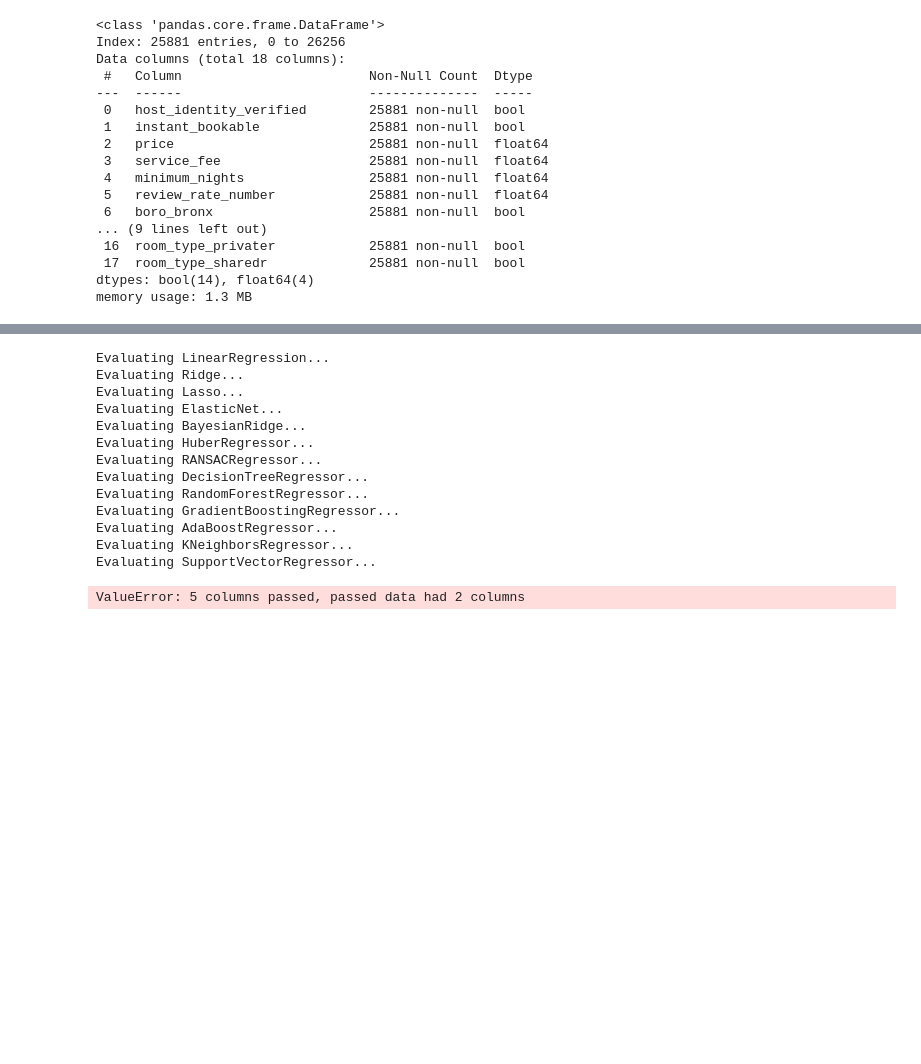
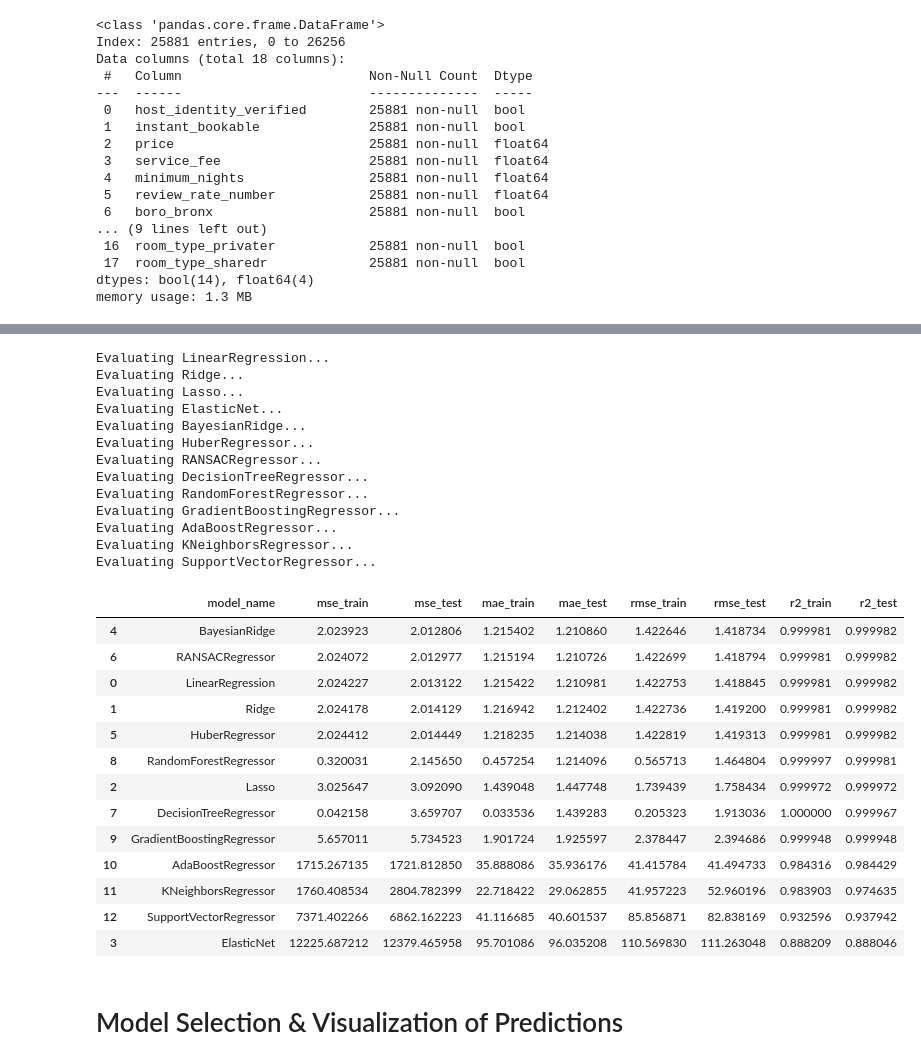
Before and after one commit to musicmaj/project-4-group-15, a Jupyter notebook: Machine Learning/ML_Models_Airbnb.ipynb, the cells around one changed output, grey strips where cells are left out. Drawn from its saved outputs; the diff is of its cells as text; code cells hidden in the pictures; blank space fills up the shorter version.

```diff
--- a/Machine Learning/ML_Models_Airbnb.ipynb
+++ b/Machine Learning/ML_Models_Airbnb.ipynb
@@ -122,58 +129,85 @@ rmse_results = {}
 r2_results = {}
 
 # Loop through each model
 for model_name, model in models.items():
     print(f"Evaluating {model_name}...")
 
     # Fit the model
     model.fit(X_train_scaled, y_train)
+
     # Make predictions
-    y_pred = model.predict(X_test_scaled)
+    y_pred_train = model.predict(X_train_scaled)  # Predictions on training data
+    y_pred_test = model.predict(X_test_scaled)    # Predictions on test data
 
-    # Calculate mean squared error (MSE), Mean Absolute Error (MAE), Root Mean Squared Error (RMSE), and R-squared (R²),
-    mse = mean_squared_error(y_test, y_pred)
-    mae = mean_absolute_error(y_test, y_pred)
-    rmse = np.sqrt(mean_squared_error(y_test, y_pred))
-    r2 = r2_score(y_test, y_pred)
+    # Calculate metrics for training data
+    mse_train = mean_squared_error(y_train, y_pred_train)
+    mae_train = mean_absolute_error(y_train, y_pred_train)
+    rmse_train = np.sqrt(mse_train)
+    r2_train = r2_score(y_train, y_pred_train)
 
-    # Results in Dictionaries
-    mse_results[model_name] = mse
+    # Calculate metrics for test data
+    mse_test = mean_squared_error(y_test, y_pred_test)
+    mae_test = mean_absolute_error(y_test, y_pred_test)
+    rmse_test = np.sqrt(mse_test)
+    r2_test = r2_score(y_test, y_pred_test)
+
+    # Store results in dictionaries
+    mse_results[model_name] = {'train': mse_train, 'test': mse_test}
+    mae_results[model_name] = {'train': mae_train, 'test': mae_test}
+    rmse_results[model_name] = {'train': rmse_train, 'test': rmse_test}
+    r2_results[model_name] = {'train': r2_train, 'test': r2_test}
     trained_models[model_name] = model
-    mae_results[model_name] = mae
-    rmse_results[model_name] = rmse
-    r2_results[model_name] = r2
 
-    # Dictionary of the results
-    results_dict = {}
+# Prepare results for DataFrame
+results_list = []
 
-    # Populate the dictionary with model results
-    for model_name in mse_results.keys():
-        results_dict[model_name] = {
-            'mse': mse_results[model_name],
-            'model_name': trained_models[model_name],
-            'mae': mae_results[model_name],
-            'rmse': rmse_results[model_name],
-            'r2': r2_results[model_name]
-        }
+# Populate the list with model results
+for model_name in mse_results.keys():
+    results_list.append({
+        'model_name': model_name,
+        'mse_train': mse_results[model_name]['train'],
+        'mse_test': mse_results[model_name]['test'],
+        'mae_train': mae_results[model_name]['train'],
+        'mae_test': mae_results[model_name]['test'],
+        'rmse_train': rmse_results[model_name]['train'],
+        'rmse_test': rmse_results[model_name]['test'],
+        'r2_train': r2_results[model_name]['train'],
+        'r2_test': r2_results[model_name]['test'],
+    })
 
-# Display the results
-results_df = pd.DataFrame(results_dict.items(), columns=('model_name', 'mse', 'mae', 'rmse', 'r2')).sort_values(by='mse')
+# Create the DataFrame
+results_df = pd.DataFrame(results_list).sort_values(by='mse_test')
 results_df
 # %% [output]
 Evaluating LinearRegression...
 Evaluating Ridge...
 Evaluating Lasso...
 Evaluating ElasticNet...
 Evaluating BayesianRidge...
 Evaluating HuberRegressor...
 Evaluating RANSACRegressor...
 Evaluating DecisionTreeRegressor...
 Evaluating RandomForestRegressor...
 Evaluating GradientBoostingRegressor...
 Evaluating AdaBoostRegressor...
 Evaluating KNeighborsRegressor...
 Evaluating SupportVectorRegressor...
-ValueError: 5 columns passed, passed data had 2 columns
+|  | model_name | mse_train | mse_test | mae_train | mae_test | rmse_train | rmse_test | r2_train | r2_test |
+| 4 | BayesianRidge | 2.023923 | 2.012806 | 1.215402 | 1.210860 | 1.422646 | 1.418734 | 0.999981 | 0.999982 |
+| 6 | RANSACRegressor | 2.024072 | 2.012977 | 1.215194 | 1.210726 | 1.422699 | 1.418794 | 0.999981 | 0.999982 |
+| 0 | LinearRegression | 2.024227 | 2.013122 | 1.215422 | 1.210981 | 1.422753 | 1.418845 | 0.999981 | 0.999982 |
+| 1 | Ridge | 2.024178 | 2.014129 | 1.216942 | 1.212402 | 1.422736 | 1.419200 | 0.999981 | 0.999982 |
+| 5 | HuberRegressor | 2.024412 | 2.014449 | 1.218235 | 1.214038 | 1.422819 | 1.419313 | 0.999981 | 0.999982 |
+| 8 | RandomForestRegressor | 0.320031 | 2.145650 | 0.457254 | 1.214096 | 0.565713 | 1.464804 | 0.999997 | 0.999981 |
+| 2 | Lasso | 3.025647 | 3.092090 | 1.439048 | 1.447748 | 1.739439 | 1.758434 | 0.999972 | 0.999972 |
+| 7 | DecisionTreeRegressor | 0.042158 | 3.659707 | 0.033536 | 1.439283 | 0.205323 | 1.913036 | 1.000000 | 0.999967 |
+| 9 | GradientBoostingRegressor | 5.657011 | 5.734523 | 1.901724 | 1.925597 | 2.378447 | 2.394686 | 0.999948 | 0.999948 |
+| 10 | AdaBoostRegressor | 1715.267135 | 1721.812850 | 35.888086 | 35.936176 | 41.415784 | 41.494733 | 0.984316 | 0.984429 |
+| 11 | KNeighborsRegressor | 1760.408534 | 2804.782399 | 22.718422 | 29.062855 | 41.957223 | 52.960196 | 0.983903 | 0.974635 |
+| 12 | SupportVectorRegressor | 7371.402266 | 6862.162223 | 41.116685 | 40.601537 | 85.856871 | 82.838169 | 0.932596 | 0.937942 |
+| 3 | ElasticNet | 12225.687212 | 12379.465958 | 95.701086 | 96.035208 | 110.569830 | 111.263048 | 0.888209 | 0.888046 |
+# %% [markdown]
+# Model Selection & Visualization of Predictions
 # %%
 # Model Selection
 best_model_name = results_df.iloc[0]['model_name']
```
Also changed, not shown: parts of 25 cells of this notebook, 2 other files.
